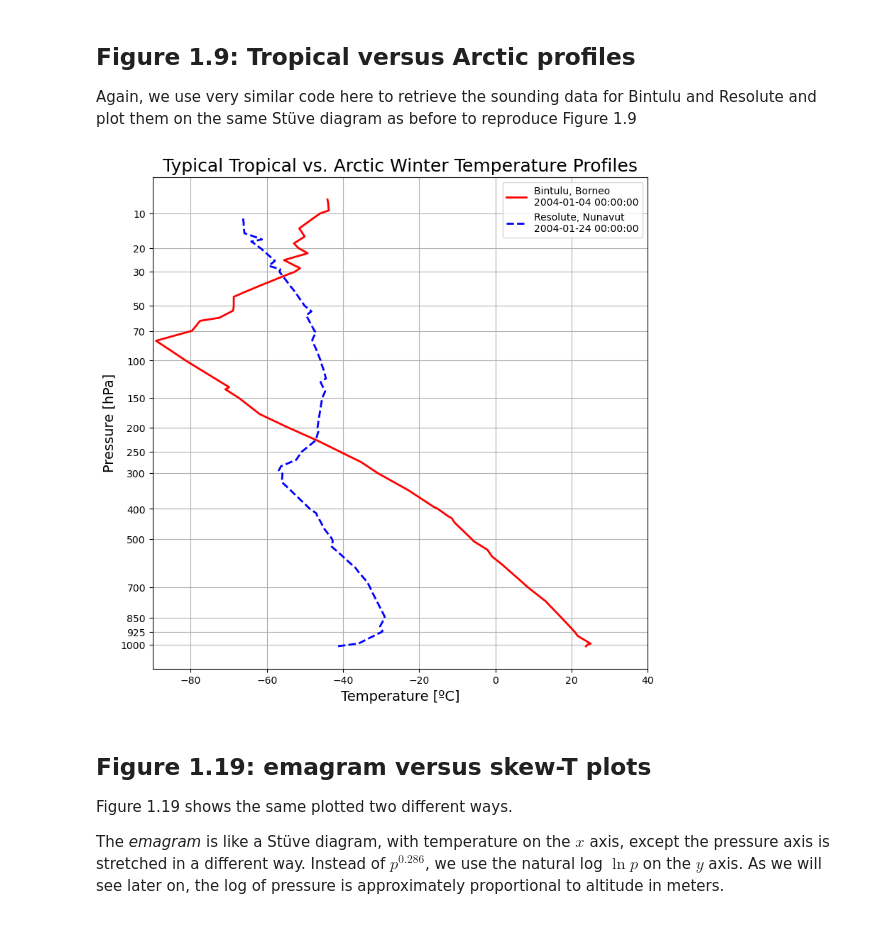
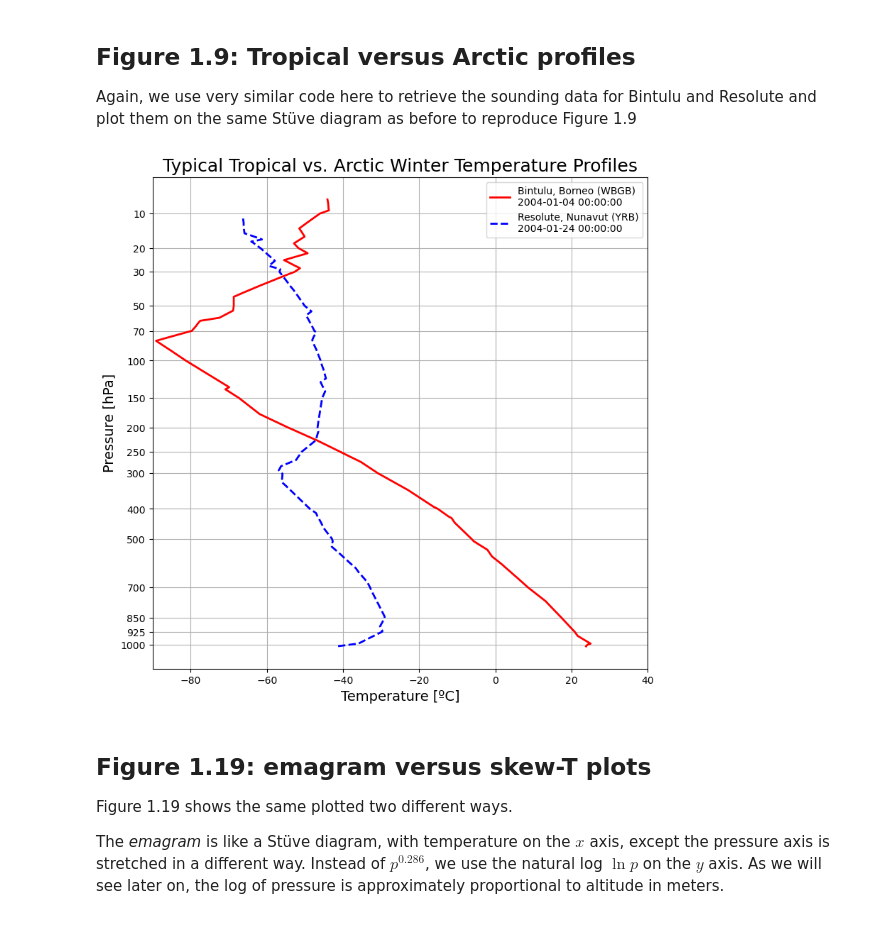
Before and after one commit to brian-rose/atm320-thermodynamics, a Jupyter notebook: notebooks/composition-structure.ipynb, the cells around one changed output. Saved outputs shown, nothing was run; the diff lists cells and outputs as text; code cells hidden in the pictures.

```diff
--- a/notebooks/composition-structure.ipynb
+++ b/notebooks/composition-structure.ipynb
@@ -143,8 +143,8 @@ ax.set_title(f'Dodge City, Kansas  {date}', fontsize=18);
 
 Again, we use very similar code here to retrieve the sounding data for Bintulu and Resolute and plot them on the same Stüve diagram as before to reproduce Figure 1.9
 # %%
-tropical_time = datetime(2004,1,4,0)
-arctic_time = datetime(2004,1,24,0)
+tropical_time = datetime(year=2004, month=1, day=4, hour=0)
+arctic_time = datetime(year=2004, month=1, day=24, hour=0)
 tropical_station = 'WBGB'
 arctic_station = 'YRB'
 tropical_data = WyomingUpperAir.request_data(tropical_time, tropical_station)
@@ -152,21 +152,21 @@ arctic_data = WyomingUpperAir.request_data(arctic_time, arctic_station)
 # %%
 fig, ax = plt.subplots(figsize=(9, 9))
 ax.plot(tropical_data['temperature'], tropical_data['pressure']**k,
-        'r', linewidth=2, label=f'Bintulu, Borneo \n{tropical_time}')
+        'r', linewidth=2, label=f'Bintulu, Borneo ({tropical_station})\n{tropical_time}')
 ax.plot(arctic_data['temperature'], arctic_data['pressure']**k,
-        'b--', linewidth=2, label=f'Resolute, Nunavut \n{arctic_time}')
+        'b--', linewidth=2, label=f'Resolute, Nunavut ({arctic_station})\n{arctic_time}')
 ax.invert_yaxis()
 ax.set_xlim(-90,40)
 ax.set_yticks(pticks**k)
 ax.set_yticklabels(pticks)
 ax.set_ylabel('Pressure [hPa]', fontsize=14)
 ax.set_xlabel('Temperature [ºC]', fontsize=14)
 ax.grid()
 ax.legend()
 ax.set_title(f'Typical Tropical vs. Arctic Winter Temperature Profiles',
             fontsize=18);
 # %% [output]
-[figure, old version]
+[figure, new version]
 # %% [markdown]
 ## Figure 1.19: emagram versus skew-T plots
 
```
Also changed, not shown: parts of 5 cells of this notebook, 2 other files.
